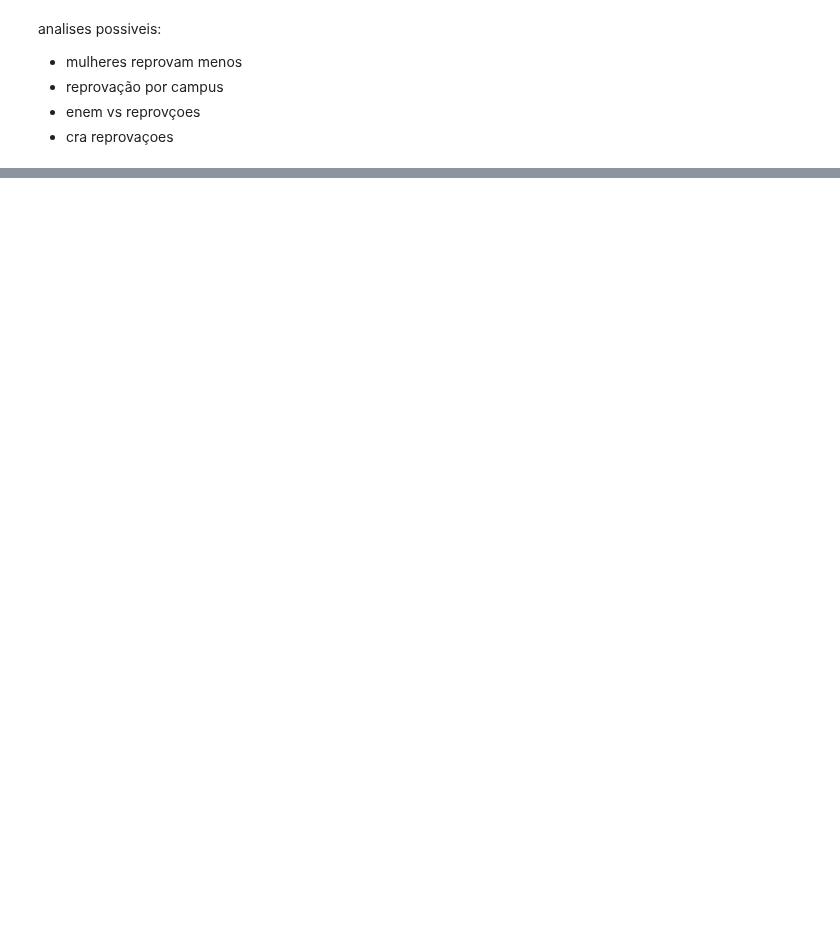
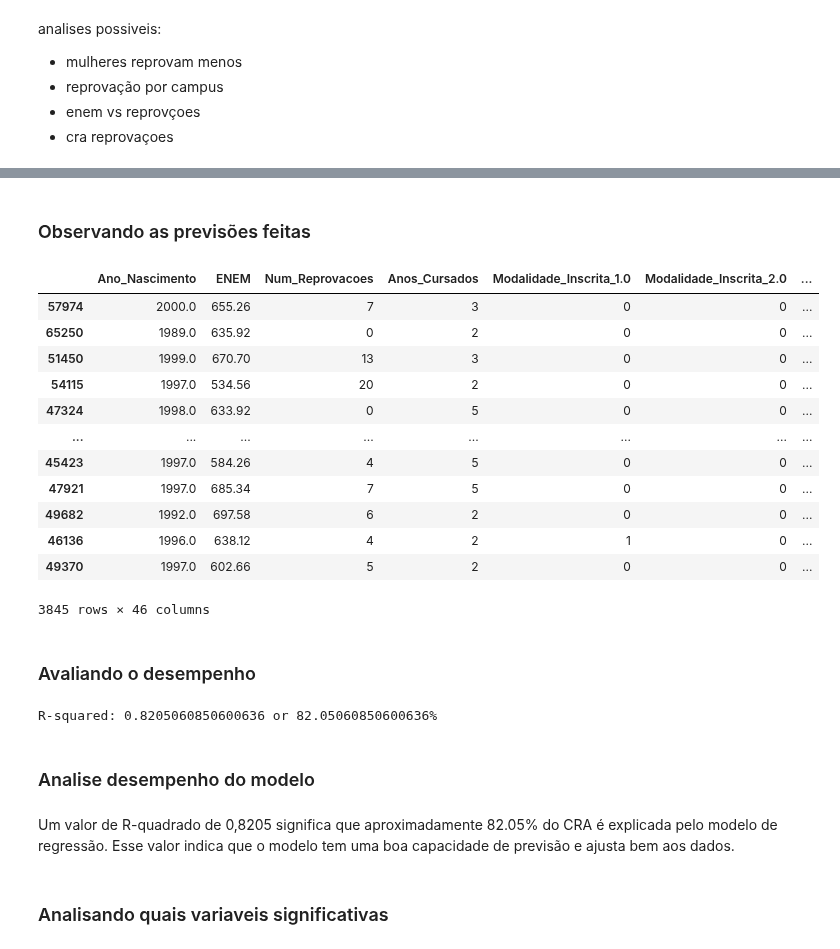
Before and after one commit to Duds04/Projeto_Dados, a Jupyter notebook: src/Regressoes.ipynb, the cells around one changed output, grey strips where cells are left out. Saved outputs shown, nothing was run; the diff lists cells and outputs as text; code cells hidden in the pictures; blank space fills up the shorter version.

```diff
--- a/src/Regressoes.ipynb
+++ b/src/Regressoes.ipynb
@@ -190,0 +525,56 @@ analises possiveis:
+# %%
+X = dataCRA.drop('CRA', axis=1)
+Y = dataCRA['CRA']
+# %%
+X_train, X_test, Y_train, Y_test = train_test_split(
+        X,
+        Y,
+        test_size=0.3,
+        random_state=0
+)
+# %%
+# Criando o modelo de RandomForestRegressor
+rf = RandomForestRegressor(n_estimators=200, max_depth=10, random_state=42)
+
+# Treinando o modelo
+rf.fit(X_train, Y_train)
+
+# Predição usando o modelo treinado
+rf_Y_predicted = rf.predict(X_test)
+# %% [markdown]
+### Observando as previsões feitas
+# %%
+df_previsoes = pd.DataFrame(X_test)
+df_previsoes['CRA_Real'] = Y_test
+df_previsoes['CRA_Previsto'] = rf_Y_predicted
+df_previsoes['Diferenca_CRA'] = abs(df_previsoes['CRA_Real'] - df_previsoes['CRA_Previsto'])
+# %%
+df_previsoes
+# %% [output]
+|  | Ano_Nascimento | ENEM | Num_Reprovacoes | Anos_Cursados | Modalidade_Inscrita_1.0 | Modalidade_Inscrita_2.0 | ... |
+| 57974 | 2000.0 | 655.26 | 7 | 3 | 0 | 0 | ... |
+| 65250 | 1989.0 | 635.92 | 0 | 2 | 0 | 0 | ... |
+| 51450 | 1999.0 | 670.70 | 13 | 3 | 0 | 0 | ... |
+| 54115 | 1997.0 | 534.56 | 20 | 2 | 0 | 0 | ... |
+| 47324 | 1998.0 | 633.92 | 0 | 5 | 0 | 0 | ... |
+| ... | ... | ... | ... | ... | ... | ... | ... |
+| 45423 | 1997.0 | 584.26 | 4 | 5 | 0 | 0 | ... |
+| 47921 | 1997.0 | 685.34 | 7 | 5 | 0 | 0 | ... |
+| 49682 | 1992.0 | 697.58 | 6 | 2 | 0 | 0 | ... |
+| 46136 | 1996.0 | 638.12 | 4 | 2 | 1 | 0 | ... |
+| 49370 | 1997.0 | 602.66 | 5 | 2 | 0 | 0 | ... |
+3845 rows × 46 columns
+# %% [markdown]
+### Avaliando o desempenho
+# %%
+# Avaliando o modelo
+r2 = r2_score(Y_test, rf_Y_predicted)
+print(f"R-squared: {r2} or {(r2*100)}%")
+# %% [output]
+R-squared: 0.8205060850600636 or 82.05060850600636%
+# %% [markdown]
+### Analise desempenho do modelo
+# %% [markdown]
+Um valor de R-quadrado de 0,8205 significa que aproximadamente 82.05% do CRA é explicada pelo modelo de regressão. Esse valor indica que o modelo tem uma boa capacidade de previsão e ajusta bem aos dados.
+# %% [markdown]
+### Analisando quais variaveis significativas
```
Also changed, not shown: parts of 44 cells of this notebook, 1 other file.
